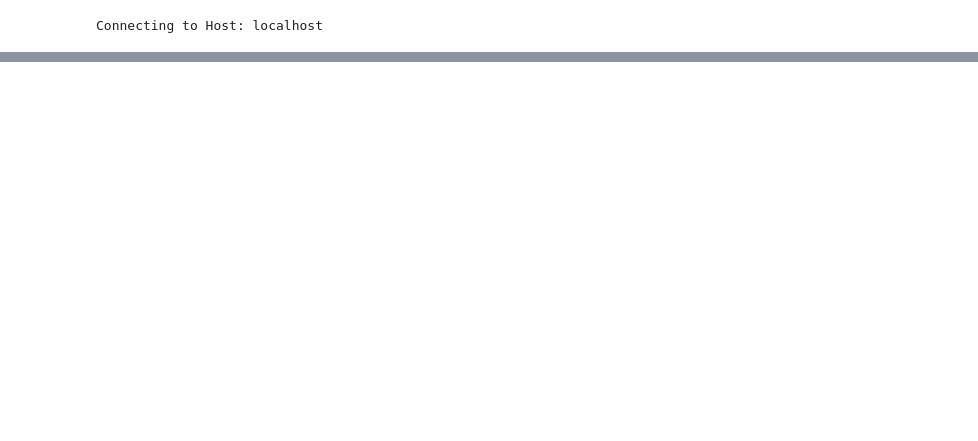
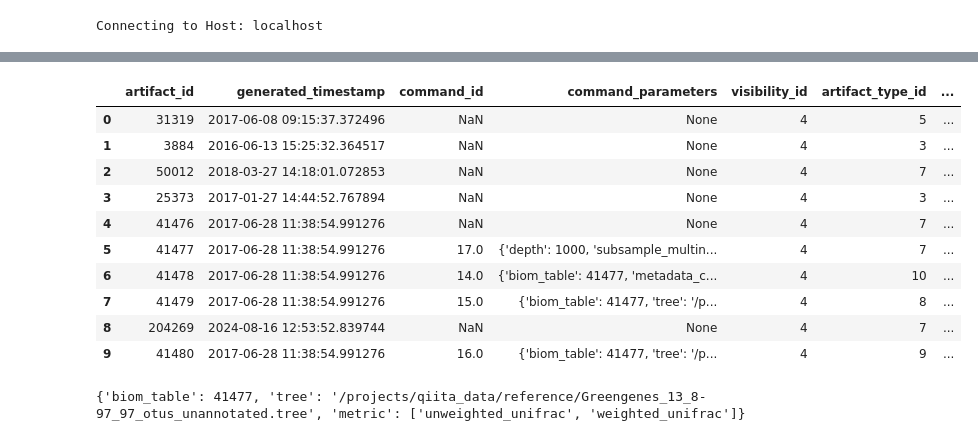
Before and after one commit to dhruvviveksharma/QittaExplore, a Jupyter notebook: ezredbiom/retrieval.ipynb, the cells around one changed output, grey strips where cells are left out. Drawn from its saved outputs; the diff is of its cells as text; code cells hidden in the pictures; blank space fills up the shorter version.

```diff
--- a/ezredbiom/retrieval.ipynb
+++ b/ezredbiom/retrieval.ipynb
@@ -38,15 +38,4 @@ with TRN:
     TRN.add("SELECT * FROM qiita.sample_77 WHERE sample_id = '77.TS1'")
     sample = TRN.execute_fetchindex()
 print("Sample 77.TS1:", sample)
-
-# Artifact 279
-with TRN:
-    TRN.add("""
-        SELECT a.artifact_id, at.artifact_type, a.visibility_id, a.command_id, a.generated_timestamp
-        FROM qiita.artifact a
-        JOIN qiita.artifact_type at USING (artifact_type_id)
-        WHERE a.artifact_id = 279
-    """)
-    artifact = TRN.execute_fetchindex()
-print("Artifact 279:", artifact)
 # %% [output]
@@ -76,0 +153,6 @@ User: postgres
+# %%
+with TRN:
+    TRN.add("SELECT * FROM qiita")
+    rows = TRN.execute_fetchindex()
+
+rows
@@ -76,0 +163,11 @@ User: postgres
+# %%
+with TRN:
+    TRN.add("""
+        SELECT table_name
+        FROM information_schema.tables
+        WHERE table_schema = 'qiita'
+        ORDER BY table_name
+    """)
+    tables = TRN.execute_fetchindex()
+
+tables
@@ -76,0 +196,35 @@ User: postgres
+# %%
+with TRN:
+    TRN.add("SELECT * FROM qiita.artifact LIMIT 10")
+    rows = TRN.execute_fetchindex()
+
+with TRN:
+    TRN.add("""
+        SELECT column_name FROM information_schema.columns
+        WHERE table_schema = 'qiita' AND table_name = 'artifact'
+        ORDER BY ordinal_position
+    """)
+    cols = [r[0] for r in TRN.execute_fetchindex()]
+
+df = pd.DataFrame(rows, columns=cols)
+df
+# %% [output]
+|  | artifact_id | generated_timestamp | command_id | command_parameters | visibility_id | artifact_type_id | ... |
+| 0 | 31319 | 2017-06-08 09:15:37.372496 | NaN | None | 4 | 5 | ... |
+| 1 | 3884 | 2016-06-13 15:25:32.364517 | NaN | None | 4 | 3 | ... |
+| 2 | 50012 | 2018-03-27 14:18:01.072853 | NaN | None | 4 | 7 | ... |
+| 3 | 25373 | 2017-01-27 14:44:52.767894 | NaN | None | 4 | 3 | ... |
+| 4 | 41476 | 2017-06-28 11:38:54.991276 | NaN | None | 4 | 7 | ... |
+| 5 | 41477 | 2017-06-28 11:38:54.991276 | 17.0 | {'depth': 1000, 'subsample_multin... | 4 | 7 | ... |
+| 6 | 41478 | 2017-06-28 11:38:54.991276 | 14.0 | {'biom_table': 41477, 'metadata_c... | 4 | 10 | ... |
+| 7 | 41479 | 2017-06-28 11:38:54.991276 | 15.0 | {'biom_table': 41477, 'tree': '/p... | 4 | 8 | ... |
+| 8 | 204269 | 2024-08-16 12:53:52.839744 | NaN | None | 4 | 7 | ... |
+| 9 | 41480 | 2017-06-28 11:38:54.991276 | 16.0 | {'biom_table': 41477, 'tree': '/p... | 4 | 9 | ... |
+# %%
+with TRN:
+    TRN.add("SELECT command_parameters FROM qiita.artifact WHERE artifact_id = 41479")
+    rows = TRN.execute_fetchindex()
+
+print(rows[0][0])
+# %% [output]
+{'biom_table': 41477, 'tree': '/projects/qiita_data/reference/Greengenes_13_8-97_97_otus_unannotated.tree', 'metric': ['unweighted_unifrac', 'weighted_unifrac']}
```
Also changed, not shown: parts of 9 cells of this notebook, 2 other files.
